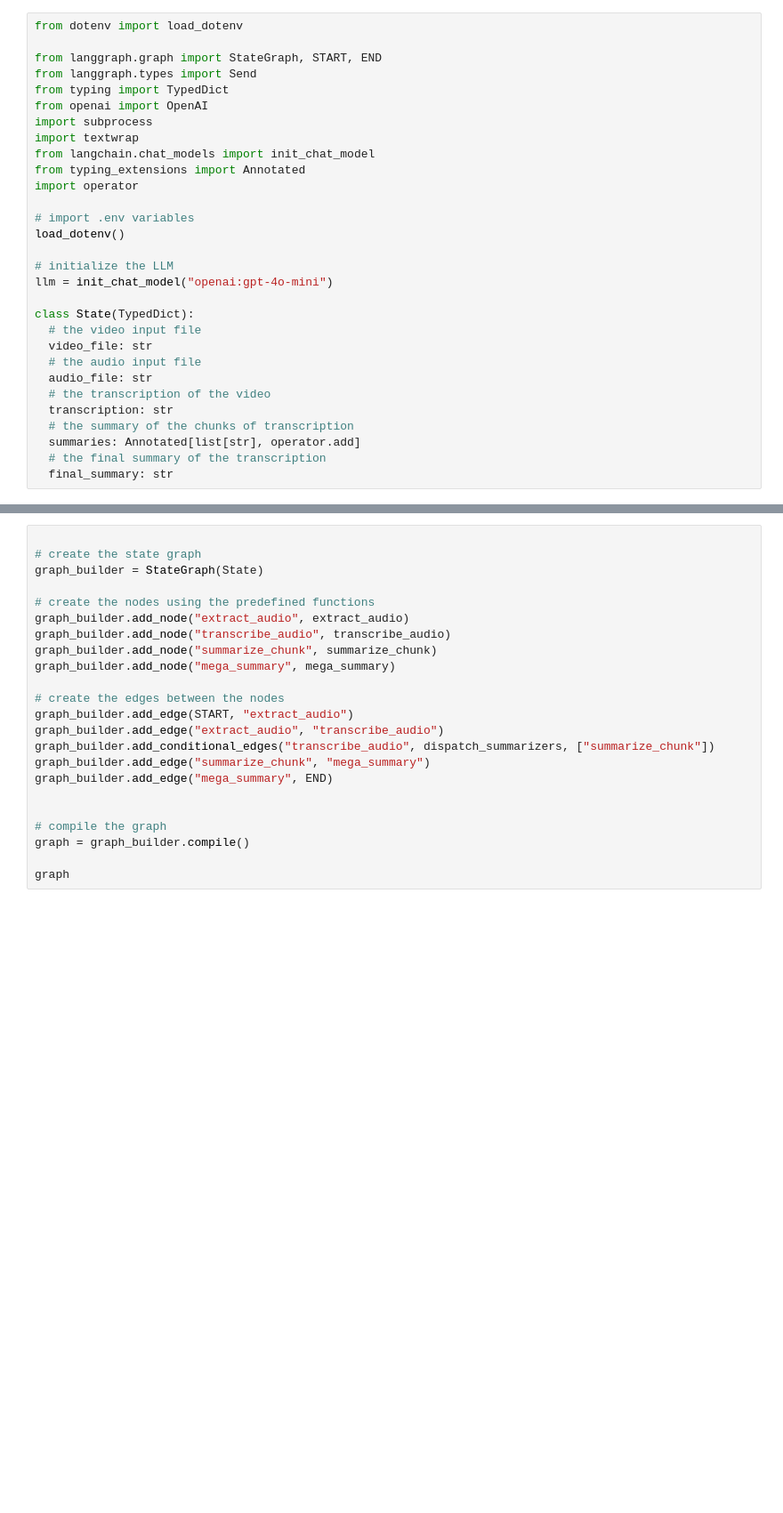
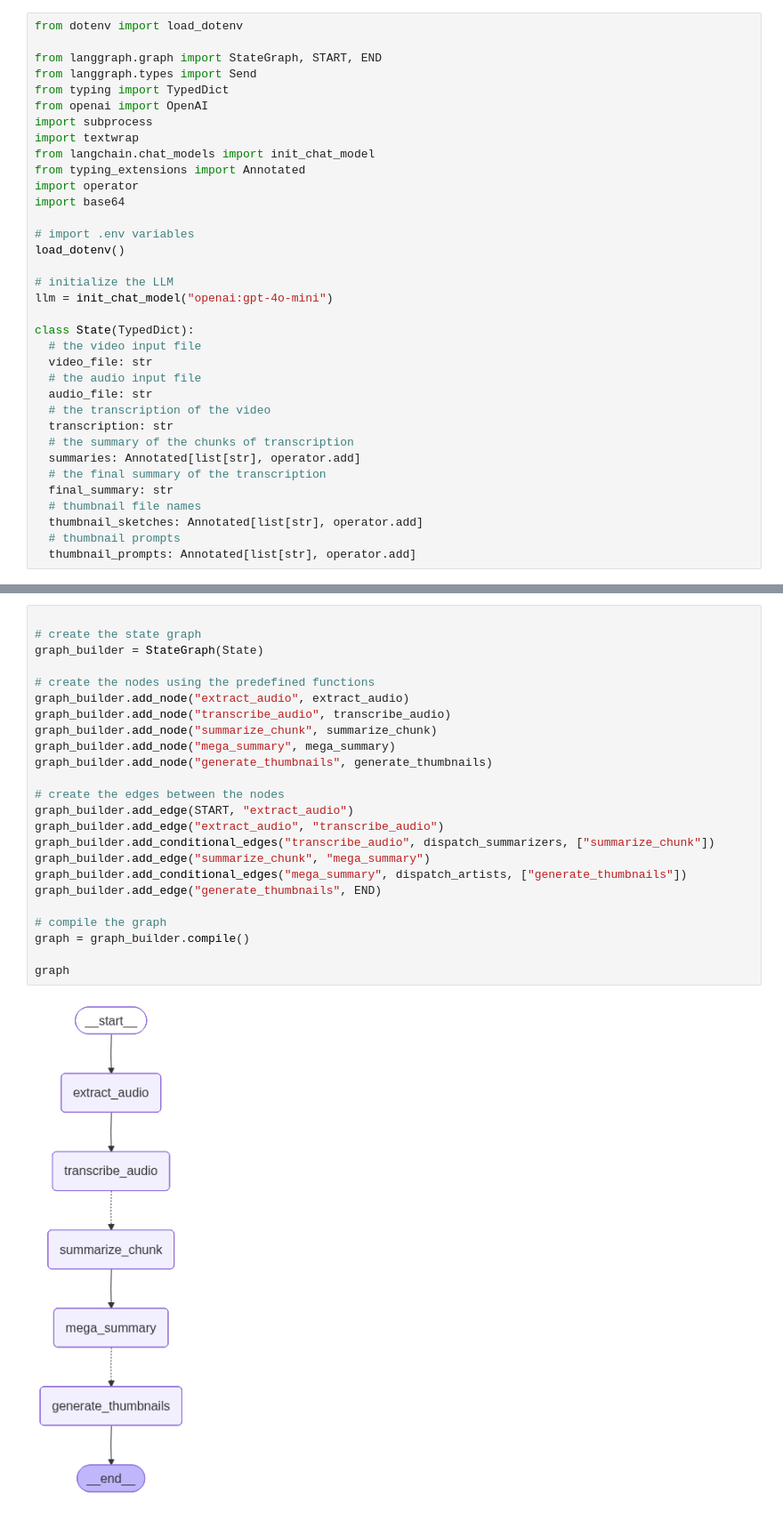
Before and after one commit to bookang869/thumbnail-creator, a Jupyter notebook: main.ipynb, the cells around one changed output, grey strips where cells are left out. Shown at 89% size. Cells and saved outputs as stored; diff of their text form; blank space fills up the shorter version.

Commit message:
implemented generate thumbanil functionality in parallel

```diff
--- a/main.ipynb
+++ b/main.ipynb
@@ -10,6 +10,7 @@ import textwrap
 from langchain.chat_models import init_chat_model
 from typing_extensions import Annotated
 import operator
+import base64
 
 # import .env variables
 load_dotenv()
@@ -28,6 +29,10 @@ class State(TypedDict):
   summaries: Annotated[list[str], operator.add]
   # the final summary of the transcription
   final_summary: str
+  # thumbnail file names
+  thumbnail_sketches: Annotated[list[str], operator.add]
+  # thumbnail prompts
+  thumbnail_prompts: Annotated[list[str], operator.add]
 # %%
 # extract the audio of mp4 file using ffmpeg
 def extract_audio(state: State):
@@ -144,25 +202,28 @@ def mega_summary(state: State):
 # %%
 
 # create the state graph
 graph_builder = StateGraph(State)
 
 # create the nodes using the predefined functions
 graph_builder.add_node("extract_audio", extract_audio)
 graph_builder.add_node("transcribe_audio", transcribe_audio)
 graph_builder.add_node("summarize_chunk", summarize_chunk)
 graph_builder.add_node("mega_summary", mega_summary)
+graph_builder.add_node("generate_thumbnails", generate_thumbnails)
 
 # create the edges between the nodes
 graph_builder.add_edge(START, "extract_audio")
 graph_builder.add_edge("extract_audio", "transcribe_audio")
 graph_builder.add_conditional_edges("transcribe_audio", dispatch_summarizers, ["summarize_chunk"])
 graph_builder.add_edge("summarize_chunk", "mega_summary")
-graph_builder.add_edge("mega_summary", END)
-
+graph_builder.add_conditional_edges("mega_summary", dispatch_artists, ["generate_thumbnails"])
+graph_builder.add_edge("generate_thumbnails", END)
 
 # compile the graph
 graph = graph_builder.compile()
 
 graph
+# %% [output]
+[figure, added]
 # %%
 graph.invoke({"video_file": "video.mp4"})
```
Also changed, not shown: parts of 2 cells of this notebook.
